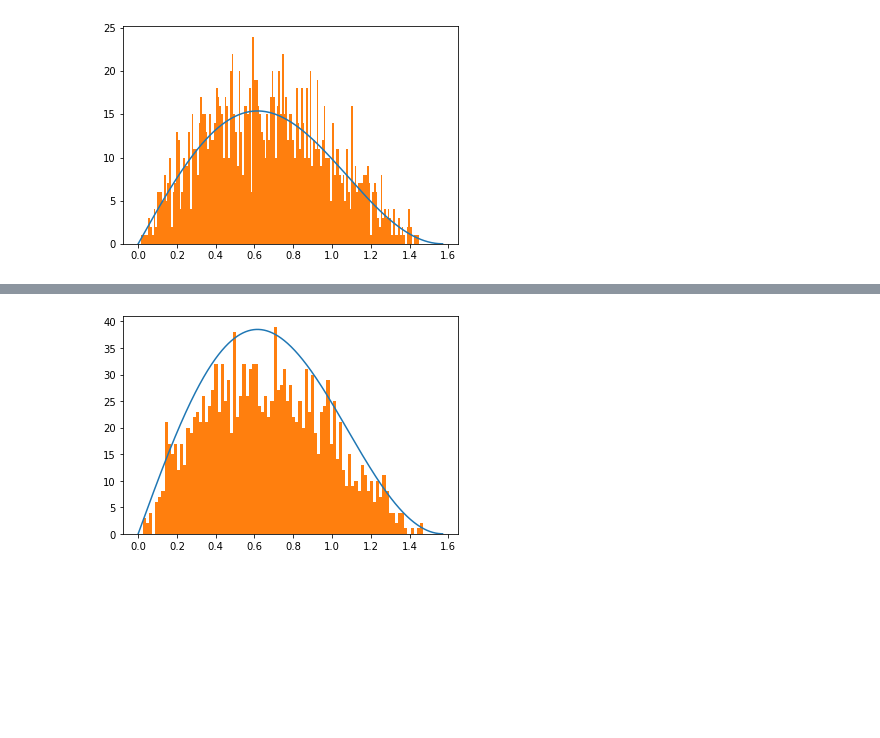
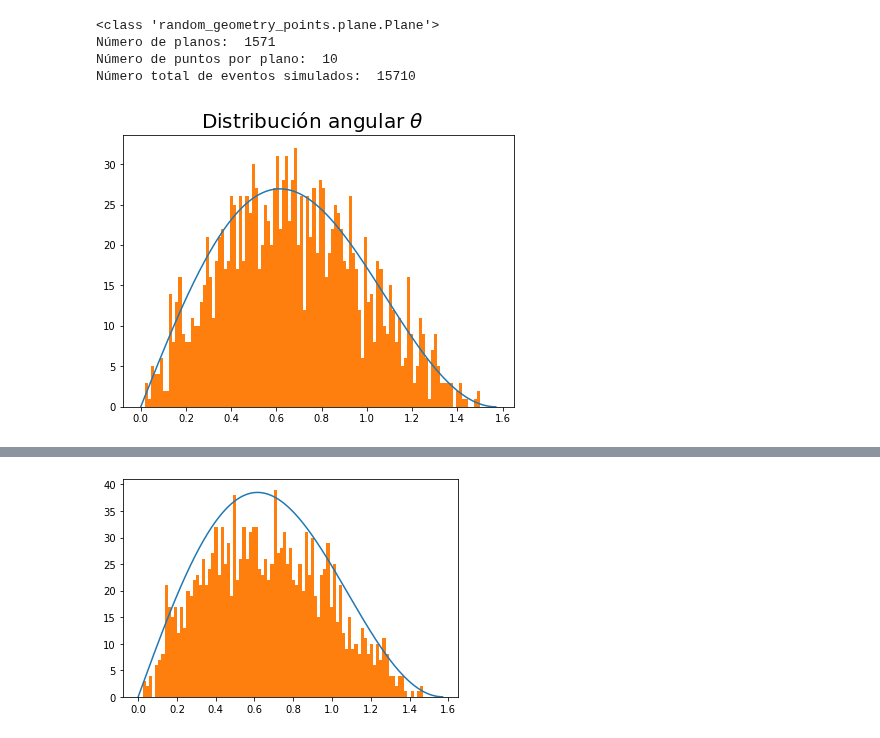
Before and after one commit to mausanram/CodigosICN, a Jupyter notebook: Simulacion_ab_initio/Sim_ab_initio.ipynb, the cells around one changed output, grey strips where cells are left out. Cells and saved outputs as stored; diff of their text form; code cells hidden in the pictures; blank space fills up the shorter version.

```diff
--- a/Simulacion_ab_initio/Sim_ab_initio.ipynb
+++ b/Simulacion_ab_initio/Sim_ab_initio.ipynb
@@ -7,6 +9,6 @@ from random_geometry_points.plane import Plane
 # %%
 ###### Definiciones y dominios #######
-Phi = np.arange(0,2 * np.pi, 0.01)
+Phi = np.arange(0, 2 * np.pi, 0.001)
 Radio = 100
 Theta = np.arange(0, np.pi/2, 0.001)    ### Semi-esfera de radio 100 unidades
 
@@ -36,11 +38,12 @@ def coord_cartesian(Thet, Phi):
 # %%
 list_random_th = []
 list_random_phi = []
-list_random_plane_point = []
+list_points_per_plane = []
 Vectors = []
 Points = []
 
 for i in np.arange(0,len(Theta)):
+    list_random_plane_point = []
     Random_th = rand.choices(Theta, Theta_true) ## Escoje un ángulo segun la distribución de Theta_true
     list_random_th.append(Random_th)    ## Lo anexa en una lista
 
@@ -53,37 +56,46 @@ for i in np.arange(0,len(Theta)):
     Point = (Radio * Vec[0], Radio * Vec[1], Radio * Vec[2])  ## Genera un punto sobre la esfera.
     Points.append(Point)
 
     normal_Vec = (-1 * Vec[0], -1 * Vec[1], -1 * Vec[2])     ## Es un vector apuntando hacia el centro de coordenadas
     # print(len(normal_Vec))
     Vectors.append(normal_Vec)
 
-    plane = Plane(normal_vec = Vec, d_origin = Radio, ref_point = Point, radius = 10.0)   ## Creación del plano
-    for i in np.arange(0,50):
+    plane = Plane(normal_vec = Vec, d_origin = Radio, ref_point = Point, radius = 10.0)   ## Se crea el plano sobre la esfera
+    for i in np.arange(0,10):
         random_plane_point = plane.create_random_points(1)   ## Selección aleatoria de un punto sobre el plano
         list_random_plane_point.append(random_plane_point)
 
+    list_points_per_plane.append(list_random_plane_point)
 
+print(type(plane))
 random_th_array = np.array(list_random_th)
 random_phi_array = np.array(list_random_phi)
 # type(Random_th)
 # len(Random_th)
 # Random_th
 
+fig, axs = plt.subplots(figsize=[7,5])
 
 # Theta
-plt.plot(Theta, 40 * Theta_true)
+axs.plot(Theta, 70 * Theta_true)
 # plt.plot(Theta_true, Theta)
 # plt.plot(list_random_th, Theta, '.')
 # plt.plot(Theta_true, list_random_th, '.')
 
-plt.hist(random_th_array, bins = 160)
+axs.hist(random_th_array, bins = 110)
+fig.suptitle(r'Distribución angular $\theta$', y = 0.95, size = 20)
 
 
 ## Phi
 # plt.hist(random_phi_array, bins = 20)
-
-
+print('Número de planos: ', len(Theta))
+print('Número de puntos por plano: ', len(list_points_per_plane[0]))
+print('Número total de eventos simulados: ', len(Theta) * len(list_points_per_plane[0]))
 
 plt.show()
 # %% [output]
+<class 'random_geometry_points.plane.Plane'>
+Número de planos:  1571
+Número de puntos por plano:  10
+Número total de eventos simulados:  15710
-[figure, old version]
+[figure, new version]
```
Also changed, not shown: parts of 3 cells of this notebook, 1 other file.
